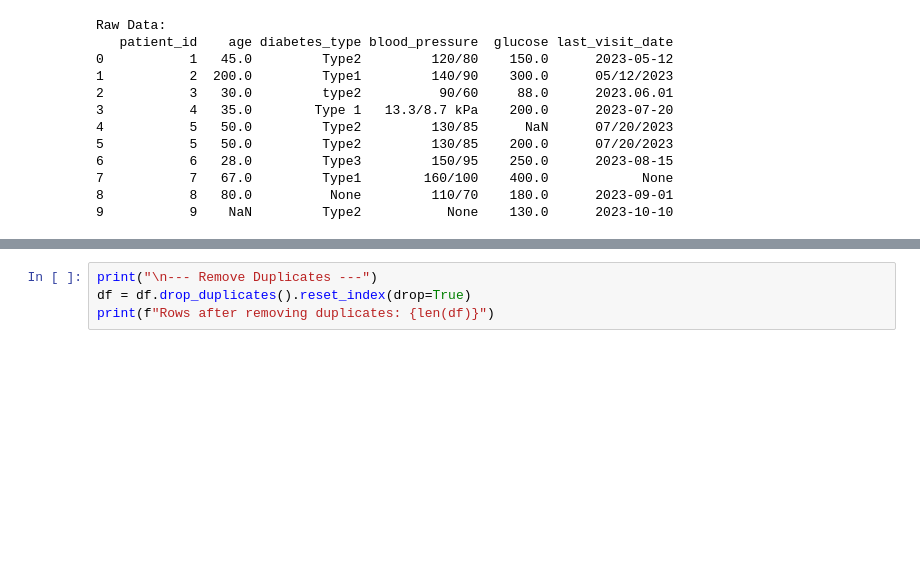
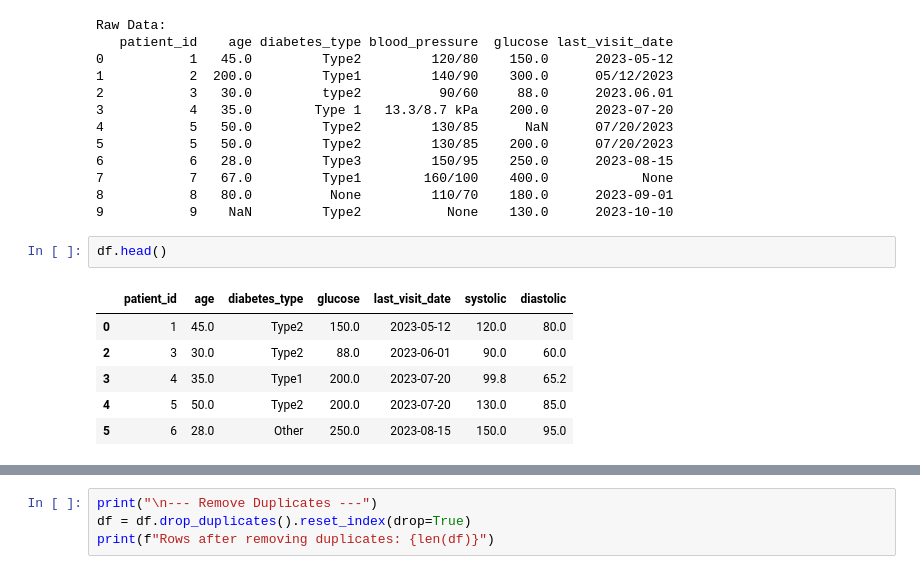
Before and after one commit to amiraMahcene/AI-files, a Jupyter notebook: Data Analysis/diabetes patient.ipynb, the cells around one changed output, grey strips where cells are left out. Saved outputs shown, nothing was run; the diff lists cells and outputs as text; blank space fills up the shorter version.

```diff
--- a/Data Analysis/diabetes patient.ipynb
+++ b/Data Analysis/diabetes patient.ipynb
@@ -37,3 +37,12 @@ Raw Data:
 7           7   67.0         Type1        160/100    400.0            None
 8           8   80.0          None         110/70    180.0      2023-09-01
 9           9    NaN         Type2           None    130.0      2023-10-10
+# %%
+df.head()
+# %% [output]
+|  | patient_id | age | diabetes_type | glucose | last_visit_date | systolic | diastolic |
+| 0 | 1 | 45.0 | Type2 | 150.0 | 2023-05-12 | 120.0 | 80.0 |
+| 2 | 3 | 30.0 | Type2 | 88.0 | 2023-06-01 | 90.0 | 60.0 |
+| 3 | 4 | 35.0 | Type1 | 200.0 | 2023-07-20 | 99.8 | 65.2 |
+| 4 | 5 | 50.0 | Type2 | 200.0 | 2023-07-20 | 130.0 | 85.0 |
+| 5 | 6 | 28.0 | Other | 250.0 | 2023-08-15 | 150.0 | 95.0 |
```
Also changed, not shown: parts of 10 cells of this notebook, 2 other files.
